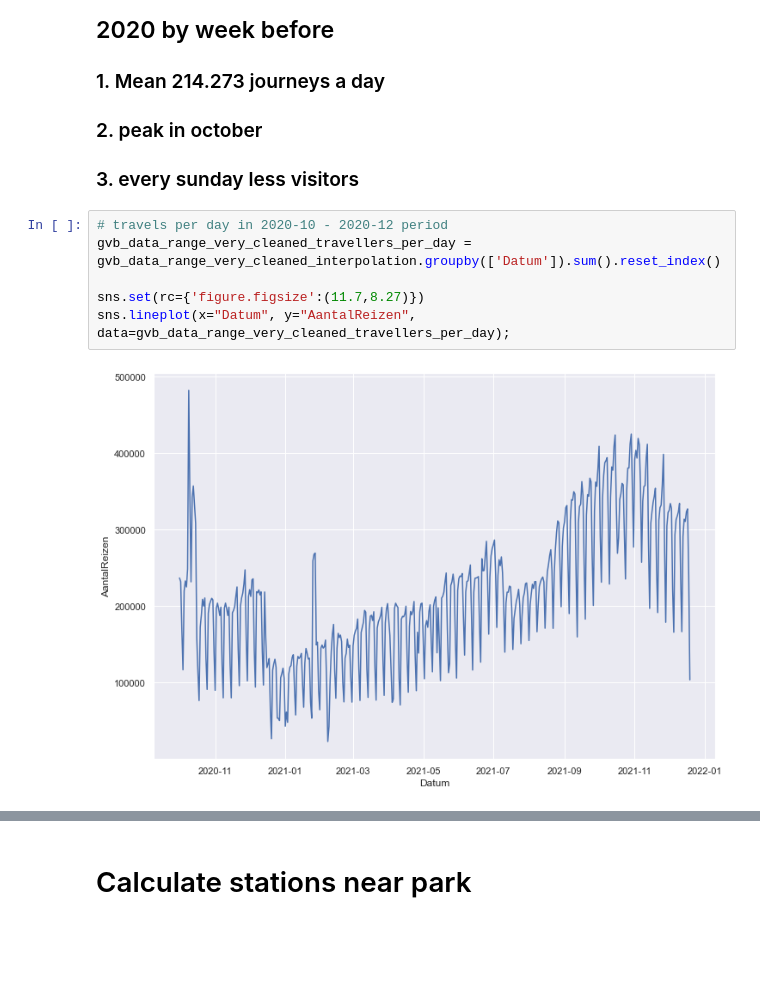
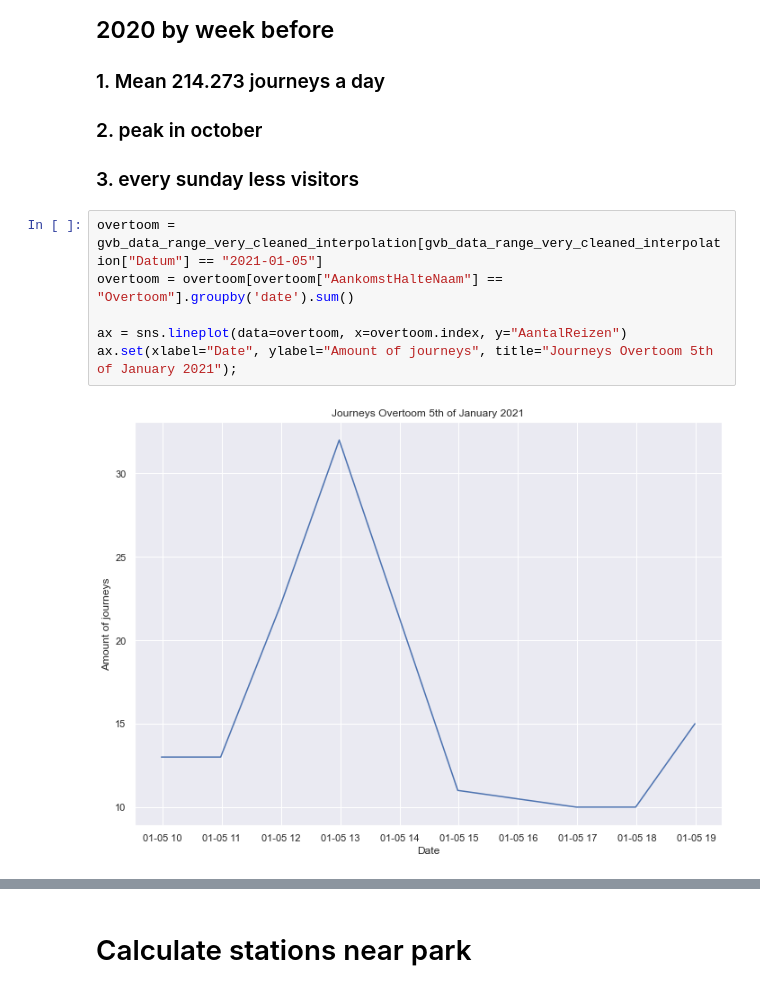
Before and after one commit to lotteph/DSP, a Jupyter notebook: GVB_ALL.ipynb, the cells around one changed output, grey strips where cells are left out. Cells and saved outputs as stored; diff of their text form; blank space fills up the shorter version.

```diff
--- a/GVB_ALL.ipynb
+++ b/GVB_ALL.ipynb
@@ -149,10 +151,10 @@ gvb_data_range_very_cleaned_interpolation.head()
 ### 2. peak in october
 ### 3. every sunday less visitors
 # %%
-# travels per day in 2020-10 - 2020-12 period
-gvb_data_range_very_cleaned_travellers_per_day = gvb_data_range_very_cleaned_interpolation.groupby(['Datum']).sum().reset_index()
+overtoom = gvb_data_range_very_cleaned_interpolation[gvb_data_range_very_cleaned_interpolation["Datum"] == "2021-01-05"]
+overtoom = overtoom[overtoom["AankomstHalteNaam"] == "Overtoom"].groupby('date').sum()
 
-sns.set(rc={'figure.figsize':(11.7,8.27)})
-sns.lineplot(x="Datum", y="AantalReizen", data=gvb_data_range_very_cleaned_travellers_per_day);
+ax = sns.lineplot(data=overtoom, x=overtoom.index, y="AantalReizen")
+ax.set(xlabel="Date", ylabel="Amount of journeys", title="Journeys Overtoom 5th of January 2021");
 # %% [output]
-[figure, old version]
+[figure, new version]
```
Also changed, not shown: parts of 13 cells of this notebook.
